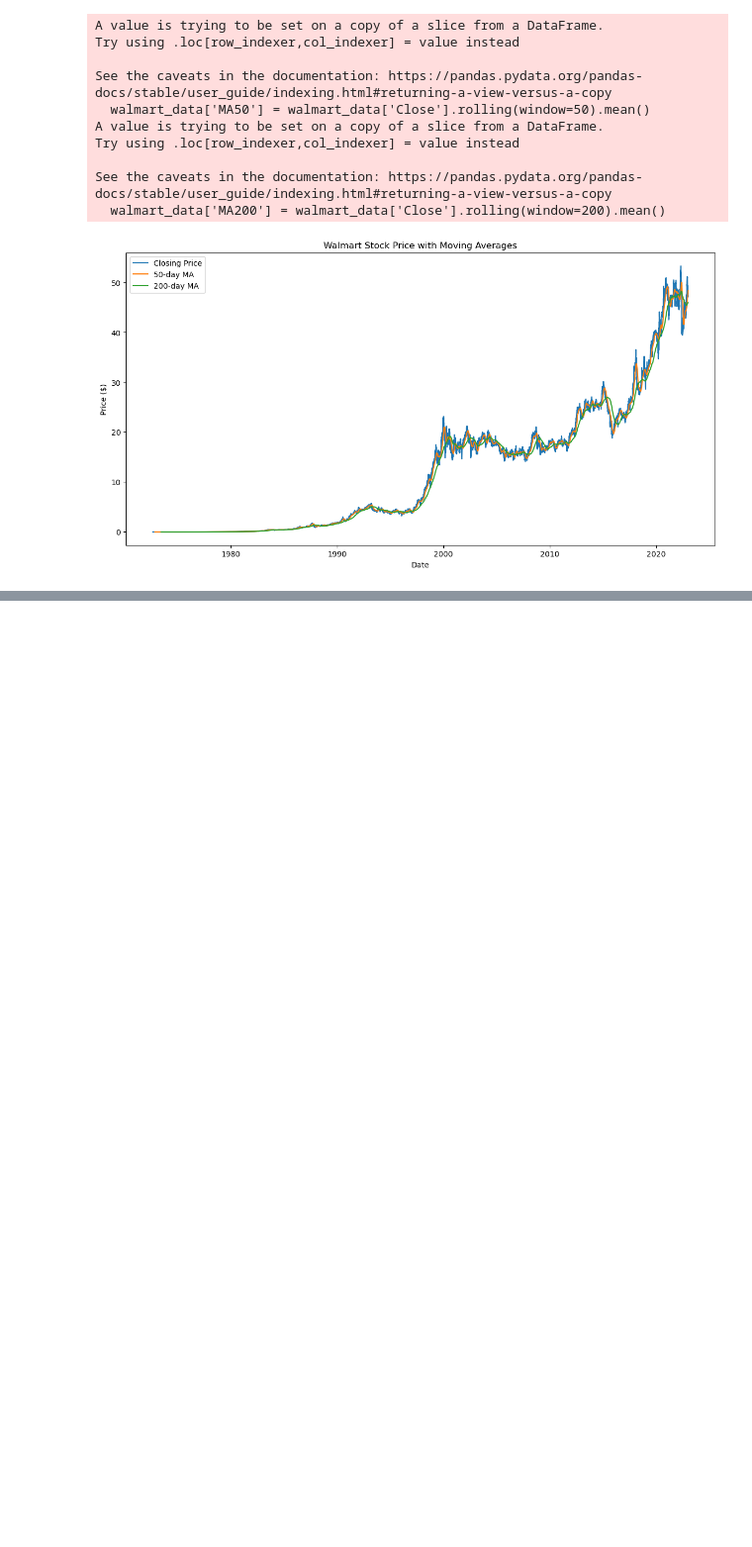
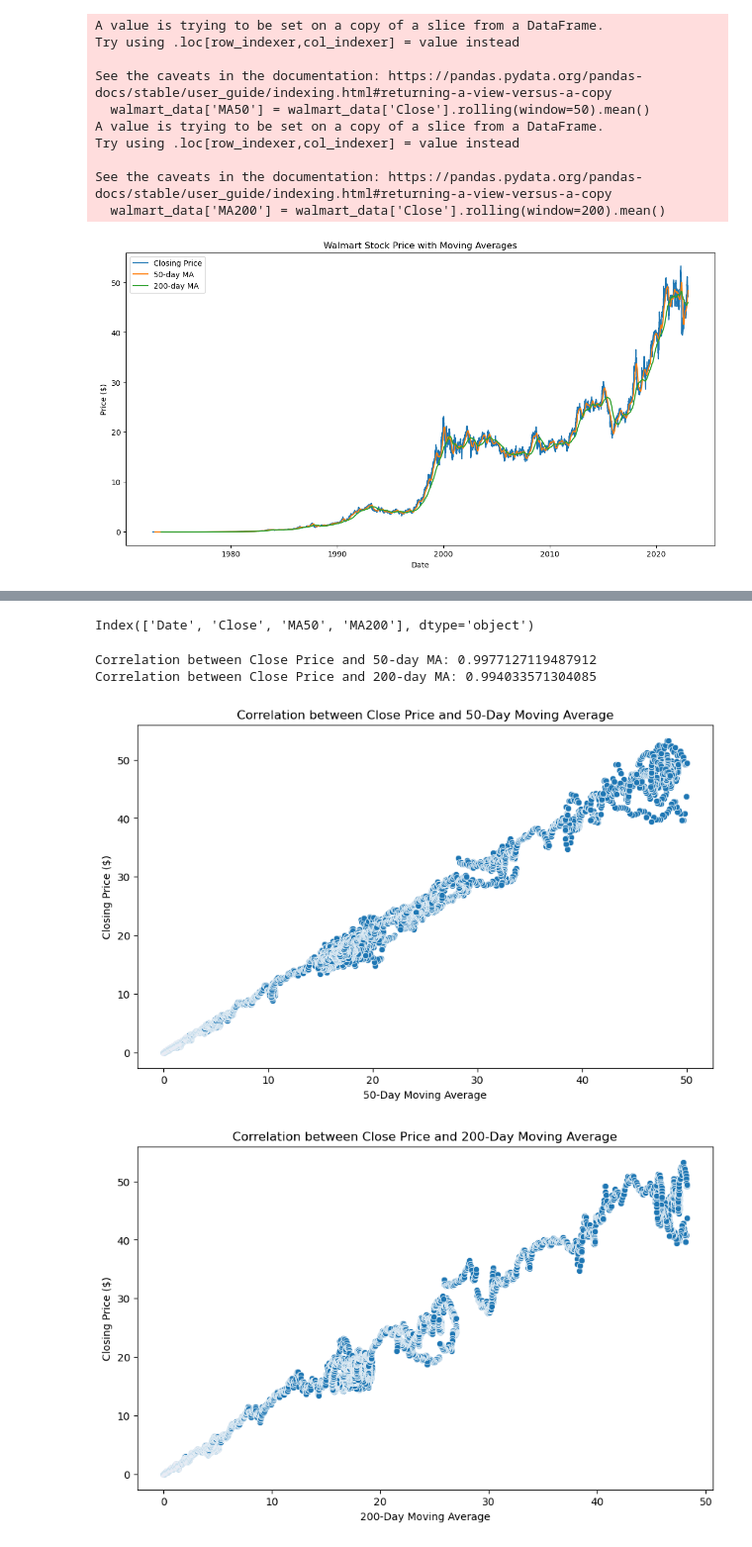
Before and after one commit to ShamalaC/Walmart_Stock_Price_1972-2022, a Jupyter notebook: DataExploration&Processing.ipynb, the cells around one changed output, grey strips where cells are left out. Shown at 99% size. Drawn from its saved outputs; the diff is of its cells as text; code cells hidden in the pictures; blank space fills up the shorter version.

```diff
--- a/DataExploration&Processing.ipynb
+++ b/DataExploration&Processing.ipynb
@@ -119,0 +162,32 @@ See the caveats in the documentation: https://pandas.pydata.org/pandas-docs/stab
+# %%
+print(walmart_data.columns)
+# %% [output]
+Index(['Date', 'Close', 'MA50', 'MA200'], dtype='object')
+# %%
+# Calculate the correlation between Close price and MA50, MA200
+corr_ma50 = walmart_data['Close'].corr(walmart_data['MA50'])
+corr_ma200 = walmart_data['Close'].corr(walmart_data['MA200'])
+
+print(f'Correlation between Close Price and 50-day MA: {corr_ma50}')
+print(f'Correlation between Close Price and 200-day MA: {corr_ma200}')
+
+# Plotting the relationship between Close and MA50
+plt.figure(figsize=(10, 6))
+sns.scatterplot(x='MA50', y='Close', data=walmart_data)
+plt.title('Correlation between Close Price and 50-Day Moving Average')
+plt.xlabel('50-Day Moving Average')
+plt.ylabel('Closing Price ($)')
+plt.show()
+
+# Plotting the relationship between Close and MA200
+plt.figure(figsize=(10, 6))
+sns.scatterplot(x='MA200', y='Close', data=walmart_data)
+plt.title('Correlation between Close Price and 200-Day Moving Average')
+plt.xlabel('200-Day Moving Average')
+plt.ylabel('Closing Price ($)')
+plt.show()
+# %% [output]
+Correlation between Close Price and 50-day MA: 0.9977127119487912
+Correlation between Close Price and 200-day MA: 0.994033571304085
+[figure, added]
+[figure, added]
```
Also changed, not shown: parts of 22 cells of this notebook.
